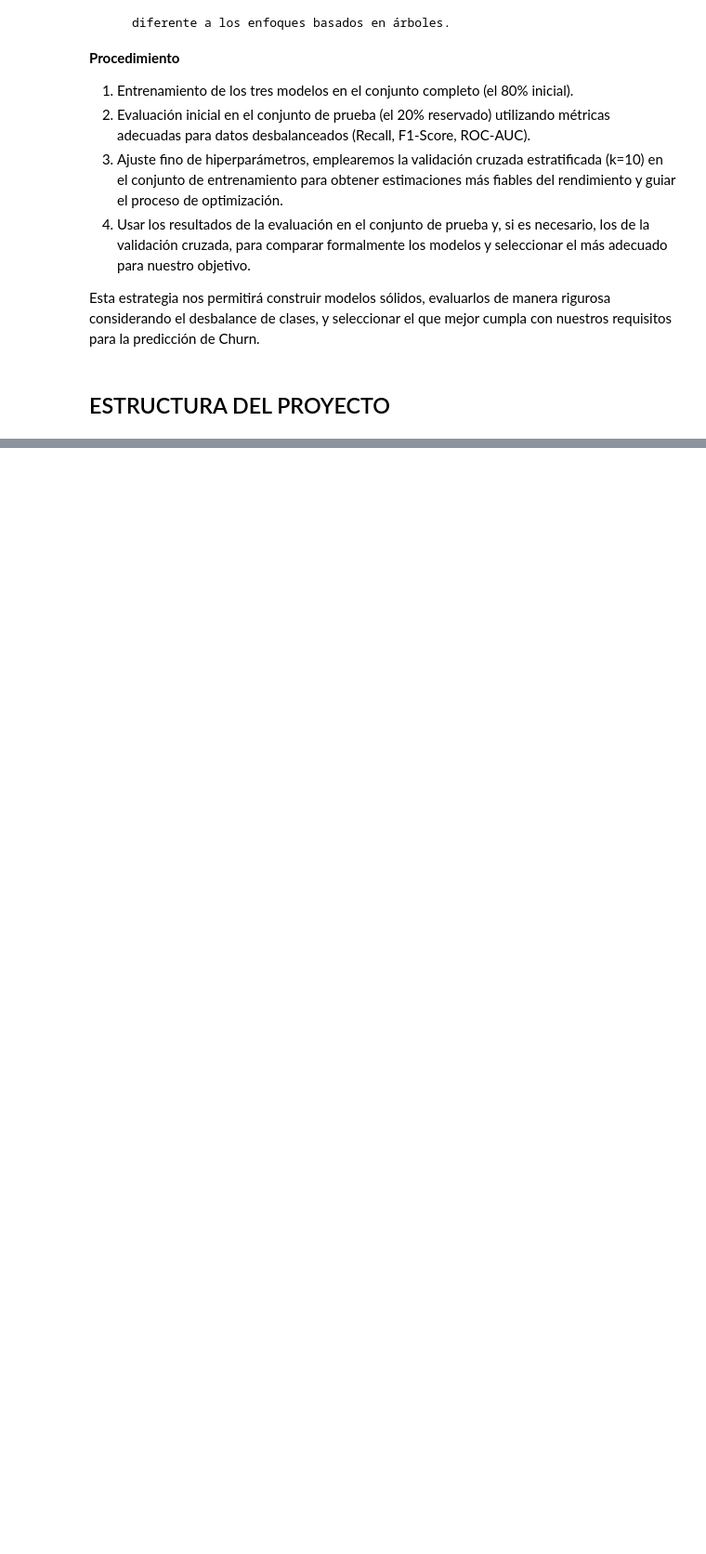
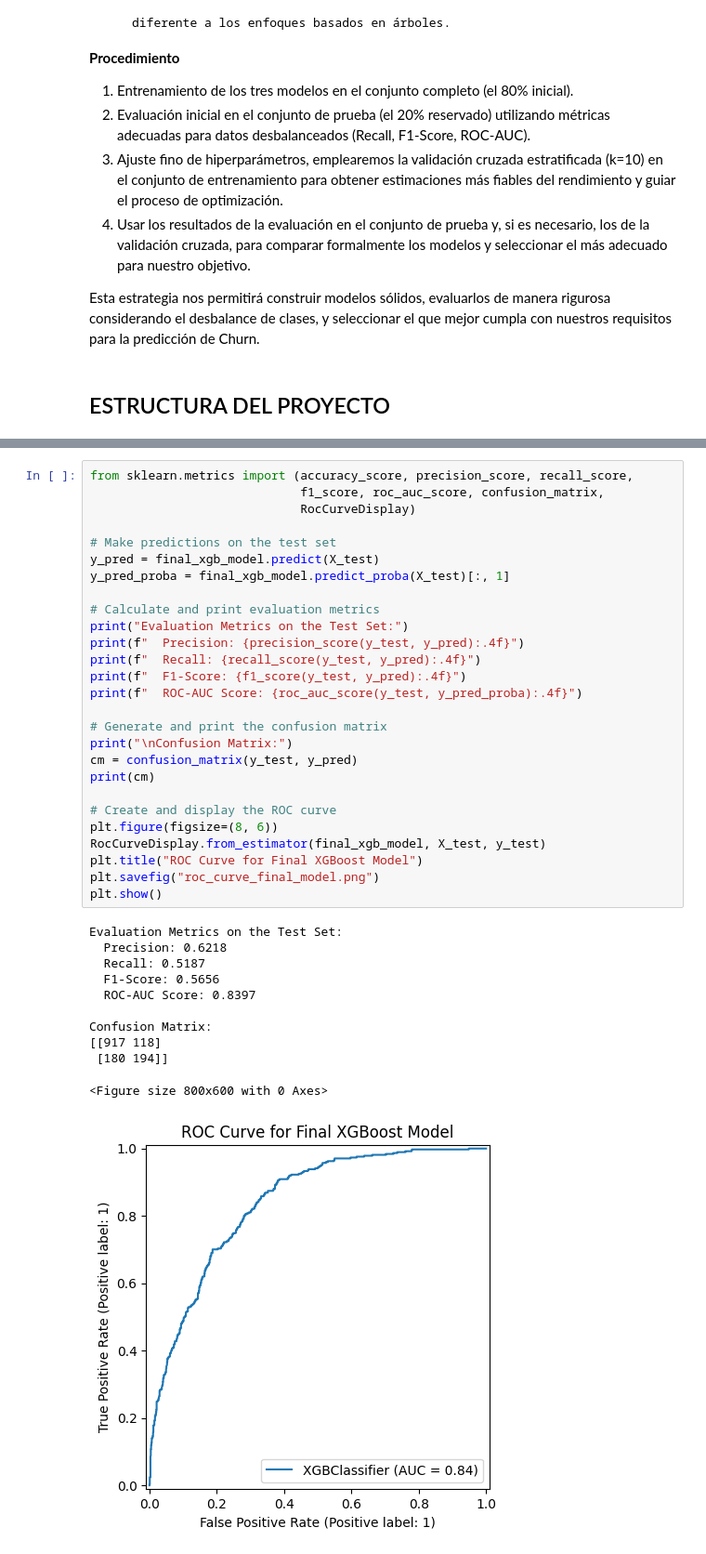
Before and after one commit to mauloredo/Challenge_Telecom_X2, a Jupyter notebook: x2.ipynb, the cells around one changed output, grey strips where cells are left out. Shown at 93% size. Saved outputs shown, nothing was run; the diff lists cells and outputs as text; blank space fills up the shorter version.

```diff
--- a/x2.ipynb
+++ b/x2.ipynb
@@ -1641,0 +1967,39 @@ Objetivo: Identificar las variables clave que impactan en la cancelación de cli
+# %%
+from sklearn.metrics import (accuracy_score, precision_score, recall_score,
+                             f1_score, roc_auc_score, confusion_matrix,
+                             RocCurveDisplay)
+
+# Make predictions on the test set
+y_pred = final_xgb_model.predict(X_test)
+y_pred_proba = final_xgb_model.predict_proba(X_test)[:, 1]
+
+# Calculate and print evaluation metrics
+print("Evaluation Metrics on the Test Set:")
+print(f"  Precision: {precision_score(y_test, y_pred):.4f}")
+print(f"  Recall: {recall_score(y_test, y_pred):.4f}")
+print(f"  F1-Score: {f1_score(y_test, y_pred):.4f}")
+print(f"  ROC-AUC Score: {roc_auc_score(y_test, y_pred_proba):.4f}")
+
+# Generate and print the confusion matrix
+print("\nConfusion Matrix:")
+cm = confusion_matrix(y_test, y_pred)
+print(cm)
+
+# Create and display the ROC curve
+plt.figure(figsize=(8, 6))
+RocCurveDisplay.from_estimator(final_xgb_model, X_test, y_test)
+plt.title("ROC Curve for Final XGBoost Model")
+plt.savefig("roc_curve_final_model.png")
+plt.show()
+# %% [output]
+Evaluation Metrics on the Test Set:
+  Precision: 0.6218
+  Recall: 0.5187
+  F1-Score: 0.5656
+  ROC-AUC Score: 0.8397
+
+Confusion Matrix:
+[[917 118]
+ [180 194]]
+<Figure size 800x600 with 0 Axes>
+[figure, added]
```
Also changed, not shown: parts of 52 cells of this notebook.
